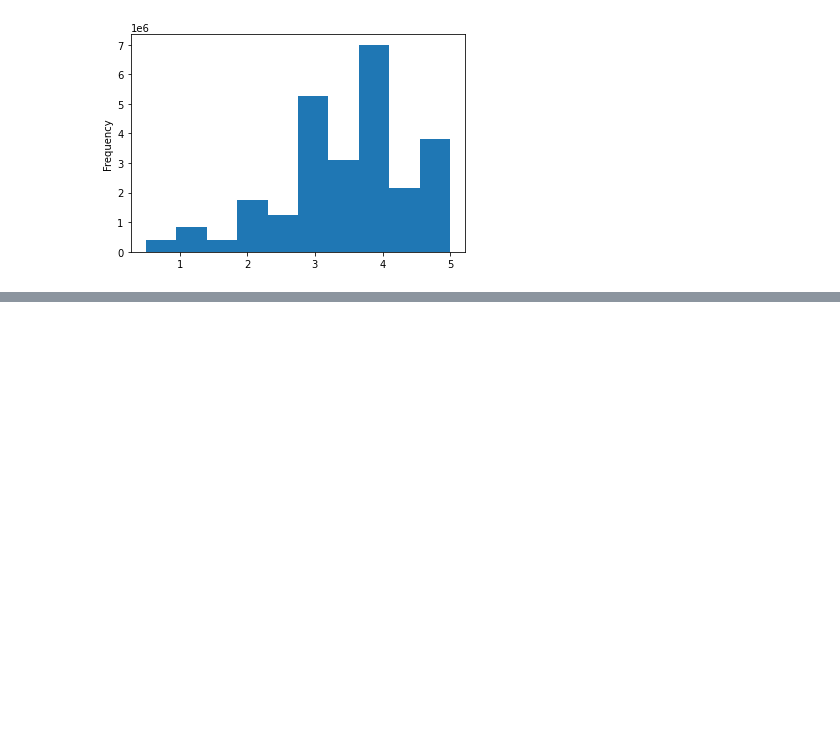
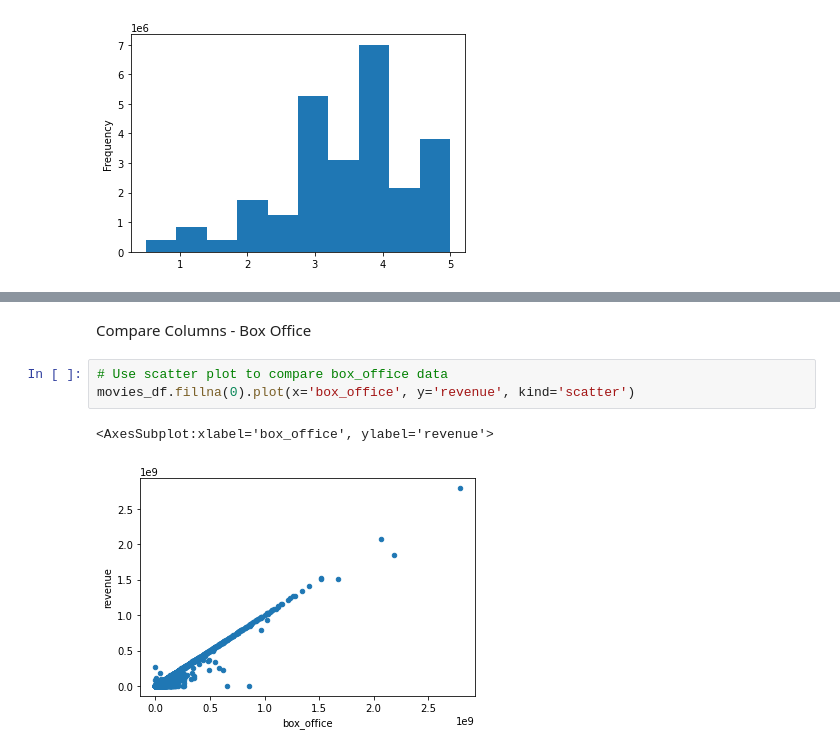
Before and after one commit to jshehan29/Movies-ETL, a Jupyter notebook: Movies_ETL.ipynb, the cells around one changed output, grey strips where cells are left out. Drawn from its saved outputs; the diff is of its cells as text; blank space fills up the shorter version.

```diff
--- a/Movies_ETL.ipynb
+++ b/Movies_ETL.ipynb
@@ -992,0 +1067,8 @@ Name: rating, dtype: float64
+# %% [markdown]
+Compare Columns - Box Office
+# %%
+# Use scatter plot to compare box_office data
+movies_df.fillna(0).plot(x='box_office', y='revenue', kind='scatter')
+# %% [output]
+<AxesSubplot:xlabel='box_office', ylabel='revenue'>
+[figure, added]
```
Also changed, not shown: parts of 35 cells of this notebook.
